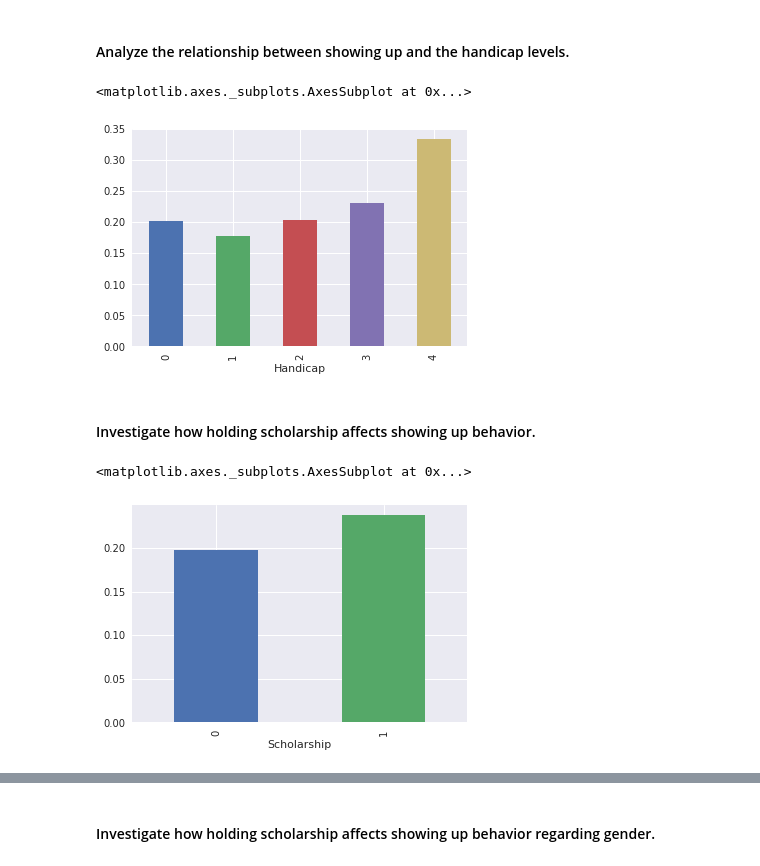
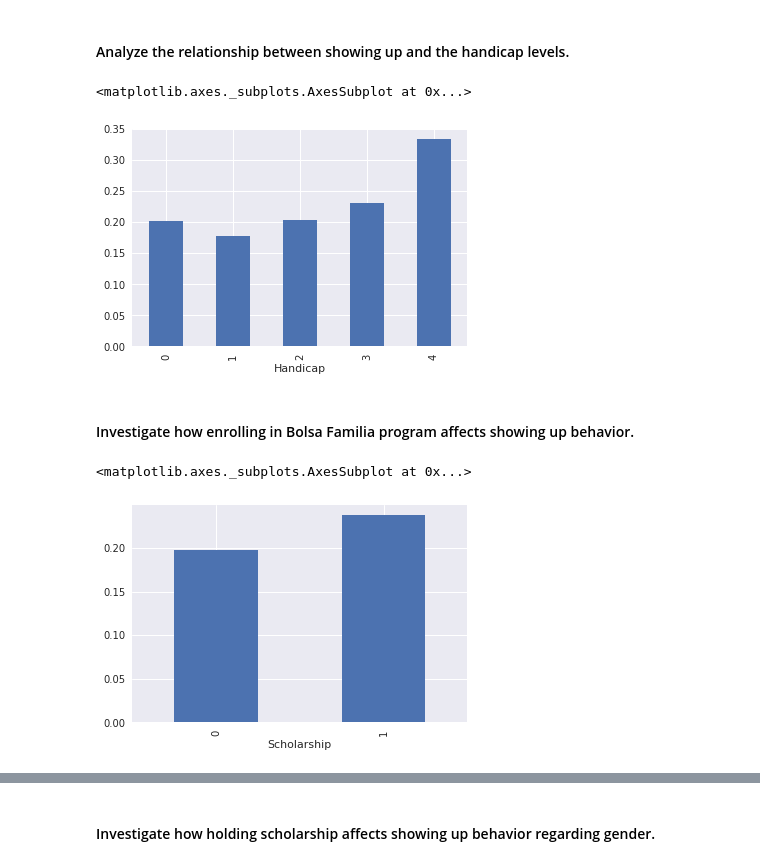
Before and after one commit to yagmurdalman/investigate-a-data-set, a Jupyter notebook: no_show_appointments.ipynb, the cells around one changed output, grey strips where cells are left out. Saved outputs shown, nothing was run; the diff lists cells and outputs as text; code cells hidden in the pictures.

```diff
--- a/no_show_appointments.ipynb
+++ b/no_show_appointments.ipynb
@@ -299,4 +270,6 @@ df.hist(figsize=(10,10));
 # %%
-sb.countplot(x='No_show', data=df)
+base_color = sb.color_palette()[0]
+
+sb.countplot(x='No_show', data=df, color = base_color)
 # %% [output]
 <matplotlib.axes._subplots.AxesSubplot at 0x...>
@@ -361,14 +332,14 @@ Recieving SMS seems to have a negative effect on patients showing up.
 # %% [markdown]
 #### Analyze the relationship between showing up and the handicap levels.
 # %%
-df.groupby('Handicap').No_show.mean().plot(kind='bar')
+df.groupby('Handicap').No_show.mean().plot(kind='bar', color=base_color)
 # %% [output]
 <matplotlib.axes._subplots.AxesSubplot at 0x...>
-[figure, old version]
+[figure, new version]
 # %% [markdown]
-#### Investigate how holding scholarship affects showing up behavior.
+#### Investigate how enrolling in Bolsa Familia program affects showing up behavior.
 # %%
-df.groupby('Scholarship').No_show.mean().plot(kind='bar')
+df.groupby('Scholarship').No_show.mean().plot(kind='bar', color=base_color)
 # %% [output]
 <matplotlib.axes._subplots.AxesSubplot at 0x...>
-[figure, old version]
+[figure, new version]
```
Also changed, not shown: parts of 24 cells of this notebook.
